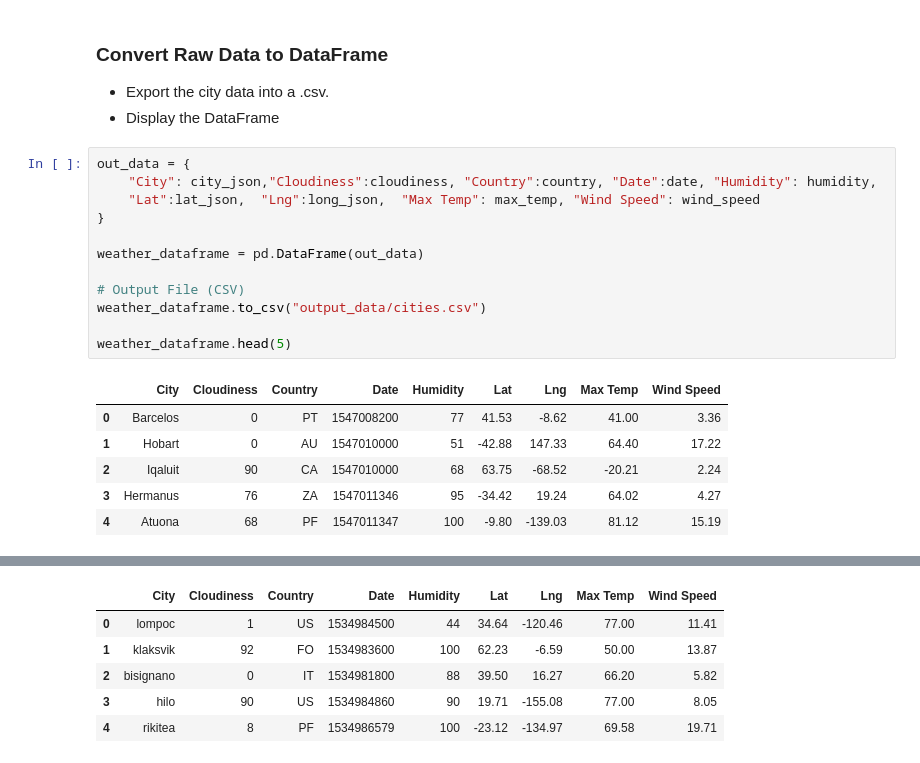
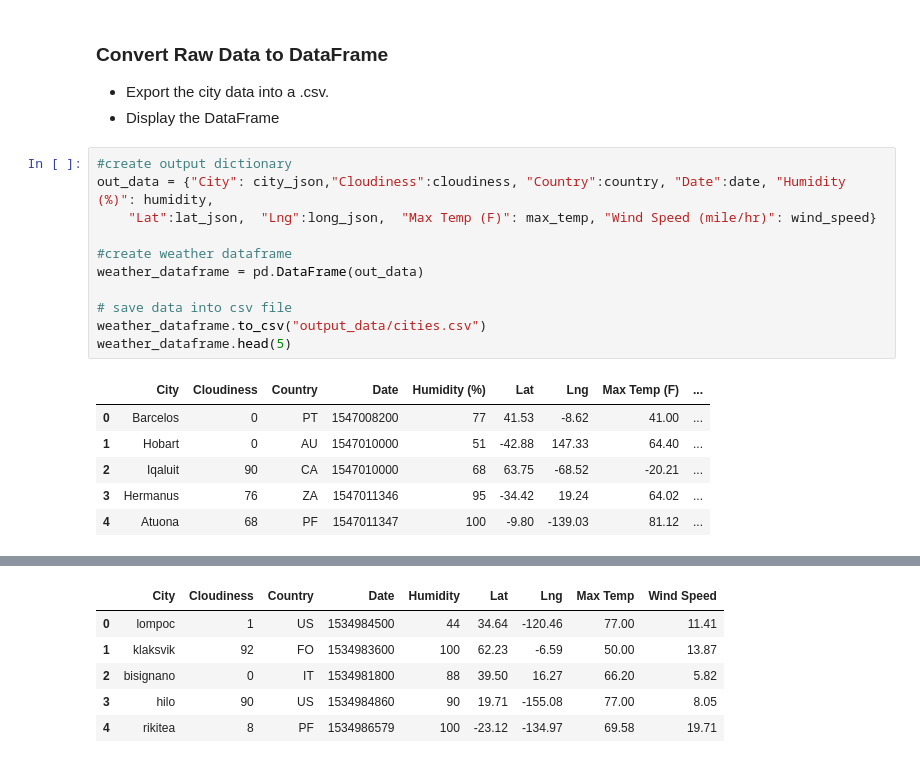
Before and after one commit to dxvo/python_api, a Jupyter notebook: WeatherPy.ipynb, the cells around one changed output, grey strips where cells are left out. Drawn from its saved outputs; the diff is of its cells as text.

Commit message:
Update data

```diff
--- a/WeatherPy.ipynb
+++ b/WeatherPy.ipynb
@@ -136,21 +136,20 @@ http://api.openweathermap.org/data/2.5/weather?units=Imperial&appid=f15ec960836a
 * Export the city data into a .csv.
 * Display the DataFrame
 # %%
-out_data = {
-    "City": city_json,"Cloudiness":cloudiness, "Country":country, "Date":date, "Humidity": humidity,
-    "Lat":lat_json,  "Lng":long_json,  "Max Temp": max_temp, "Wind Speed": wind_speed
-}
+#create output dictionary
+out_data = {"City": city_json,"Cloudiness":cloudiness, "Country":country, "Date":date, "Humidity (%)": humidity,
+    "Lat":lat_json,  "Lng":long_json,  "Max Temp (F)": max_temp, "Wind Speed (mile/hr)": wind_speed}
 
+#create weather dataframe
 weather_dataframe = pd.DataFrame(out_data)
 
-# Output File (CSV)
+# save data into csv file
 weather_dataframe.to_csv("output_data/cities.csv")
-
 weather_dataframe.head(5)
 # %% [output]
-|  | City | Cloudiness | Country | Date | Humidity | Lat | Lng | Max Temp | Wind Speed |
-| 0 | Barcelos | 0 | PT | 1547008200 | 77 | 41.53 | -8.62 | 41.00 | 3.36 |
-| 1 | Hobart | 0 | AU | 1547010000 | 51 | -42.88 | 147.33 | 64.40 | 17.22 |
-| 2 | Iqaluit | 90 | CA | 1547010000 | 68 | 63.75 | -68.52 | -20.21 | 2.24 |
-| 3 | Hermanus | 76 | ZA | 1547011346 | 95 | -34.42 | 19.24 | 64.02 | 4.27 |
-| 4 | Atuona | 68 | PF | 1547011347 | 100 | -9.80 | -139.03 | 81.12 | 15.19 |
+|  | City | Cloudiness | Country | Date | Humidity (%) | Lat | Lng | Max Temp (F) | ... |
+| 0 | Barcelos | 0 | PT | 1547008200 | 77 | 41.53 | -8.62 | 41.00 | ... |
+| 1 | Hobart | 0 | AU | 1547010000 | 51 | -42.88 | 147.33 | 64.40 | ... |
+| 2 | Iqaluit | 90 | CA | 1547010000 | 68 | 63.75 | -68.52 | -20.21 | ... |
+| 3 | Hermanus | 76 | ZA | 1547011346 | 95 | -34.42 | 19.24 | 64.02 | ... |
+| 4 | Atuona | 68 | PF | 1547011347 | 100 | -9.80 | -139.03 | 81.12 | ... |
```
Also changed, not shown: parts of 2 cells of this notebook.
